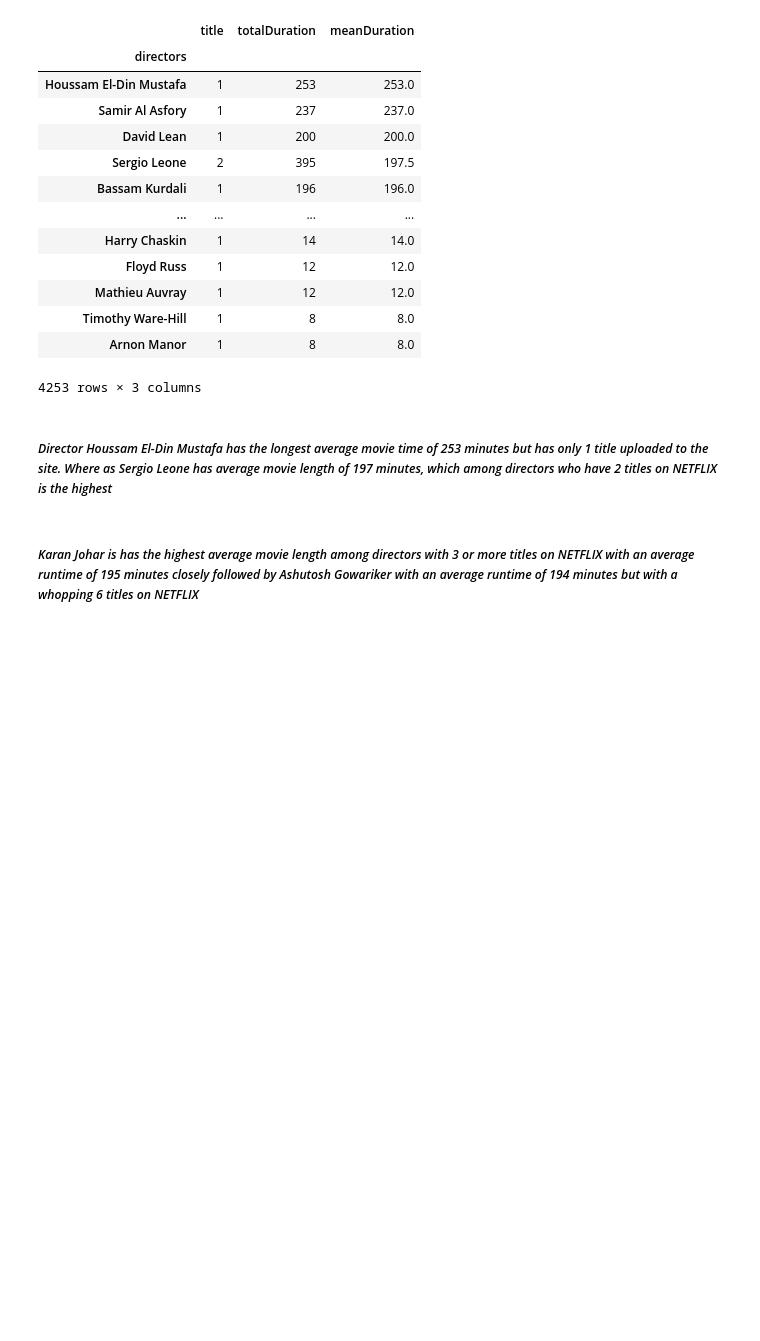
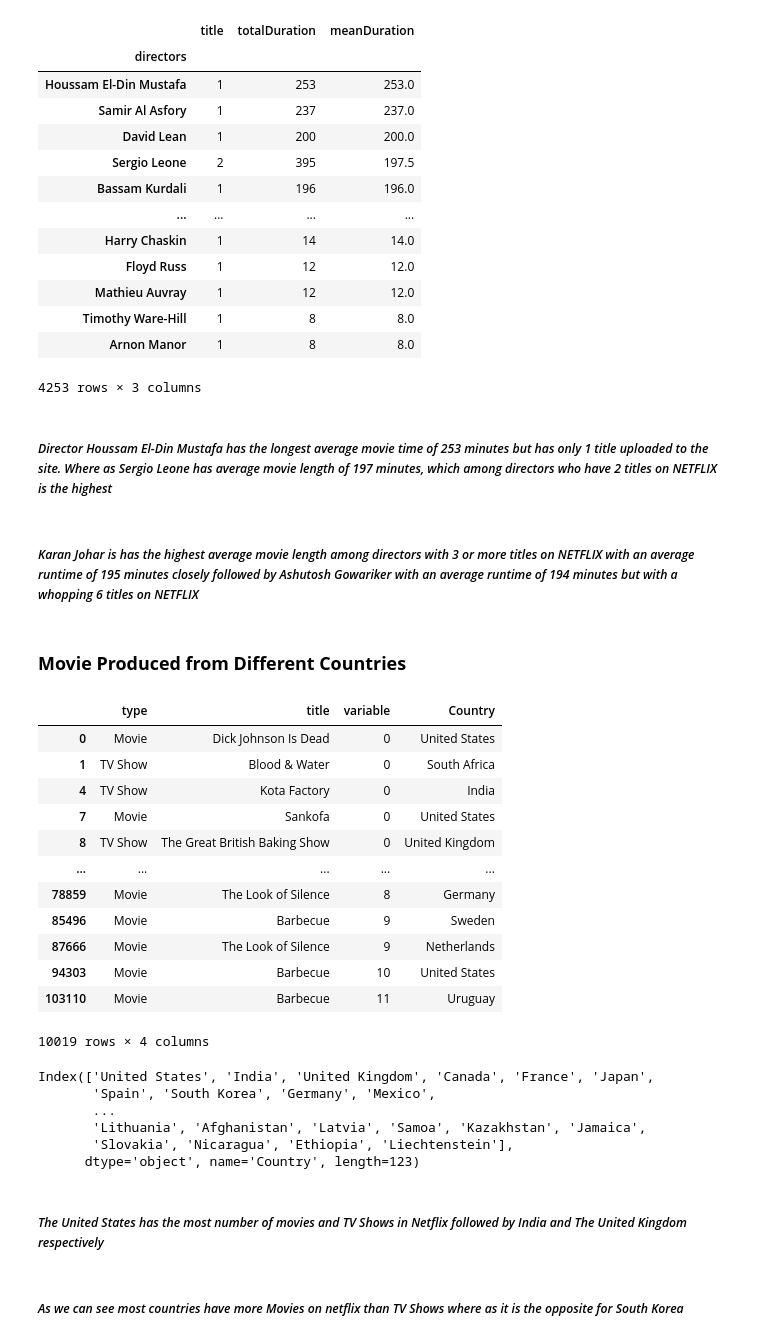
Before and after one commit to XxTyaftioNxX/EDA_netflix, a Jupyter notebook: netflix_eda.ipynb, the cells around one changed output. Cells and saved outputs as stored; diff of their text form; code cells hidden in the pictures; blank space fills up the shorter version.

```diff
--- a/netflix_eda.ipynb
+++ b/netflix_eda.ipynb
@@ -419,3 +419,35 @@ df_concat.drop(df_concat[df_concat["title"].isin([1, 2])].index, inplace=True)
 plt.histogram(df_concat[:40], df_concat.index[:40], y="meanDuration", title="Top 40 directors with average highest watchtime (>= 3 titles)", labels={"x": "Name of Directors", "title": "Number of Movies Directed"}, color="title")
 # %% [markdown]
 ##### *Karan Johar is has the highest average movie length among directors with 3 or more titles on NETFLIX with an average runtime of 195 minutes closely followed by Ashutosh Gowariker with an average runtime of 194 minutes but with a whopping 6 titles on NETFLIX*
+# %% [markdown]
+### **Movie Produced from Different Countries**
+# %%
+df_country = df.copy()
+df_country = pd.concat([df_country, df_country["country"].str.split(",", expand=True)], axis=1)
+df_country = df_country.melt(id_vars=["type", "title"], value_vars=range(12), value_name="Country")
+df_country = df_country[df_country["Country"].notna()]
+df_country["Country"] = df_country["Country"].str.strip()
+df_country
+# %% [output]
+|  | type | title | variable | Country |
+| 0 | Movie | Dick Johnson Is Dead | 0 | United States |
+| 1 | TV Show | Blood & Water | 0 | South Africa |
+| 4 | TV Show | Kota Factory | 0 | India |
+| 7 | Movie | Sankofa | 0 | United States |
+| 8 | TV Show | The Great British Baking Show | 0 | United Kingdom |
+| ... | ... | ... | ... | ... |
+| 78859 | Movie | The Look of Silence | 8 | Germany |
+| 85496 | Movie | Barbecue | 9 | Sweden |
+| 87666 | Movie | The Look of Silence | 9 | Netherlands |
+| 94303 | Movie | Barbecue | 10 | United States |
+| 103110 | Movie | Barbecue | 11 | Uruguay |
+10019 rows × 4 columns
+# %%
+df_country_count = df_country.groupby(["Country"]).count().sort_values(by = "title", ascending=False)
+# %% [output]
+Index(['United States', 'India', 'United Kingdom', 'Canada', 'France', 'Japan',
+       'Spain', 'South Korea', 'Germany', 'Mexico',
+       ...
+       'Lithuania', 'Afghanistan', 'Latvia', 'Samoa', 'Kazakhstan', 'Jamaica',
+       'Slovakia', 'Nicaragua', 'Ethiopia', 'Liechtenstein'],
+      dtype='object', name='Country', length=123)
@@ -421,0 +456,2 @@ plt.histogram(df_concat[:40], df_concat.index[:40], y="meanDuration", title="Top
+# %% [markdown]
+##### *The United States has the most number of movies and TV Shows in Netflix followed by India and The United Kingdom respectively*
@@ -421,0 +460,2 @@ plt.histogram(df_concat[:40], df_concat.index[:40], y="meanDuration", title="Top
+# %% [markdown]
+##### *As we can see most countries have more Movies on netflix than TV Shows where as it is the opposite for South Korea*
```
Also changed, not shown: parts of 2 cells of this notebook.
